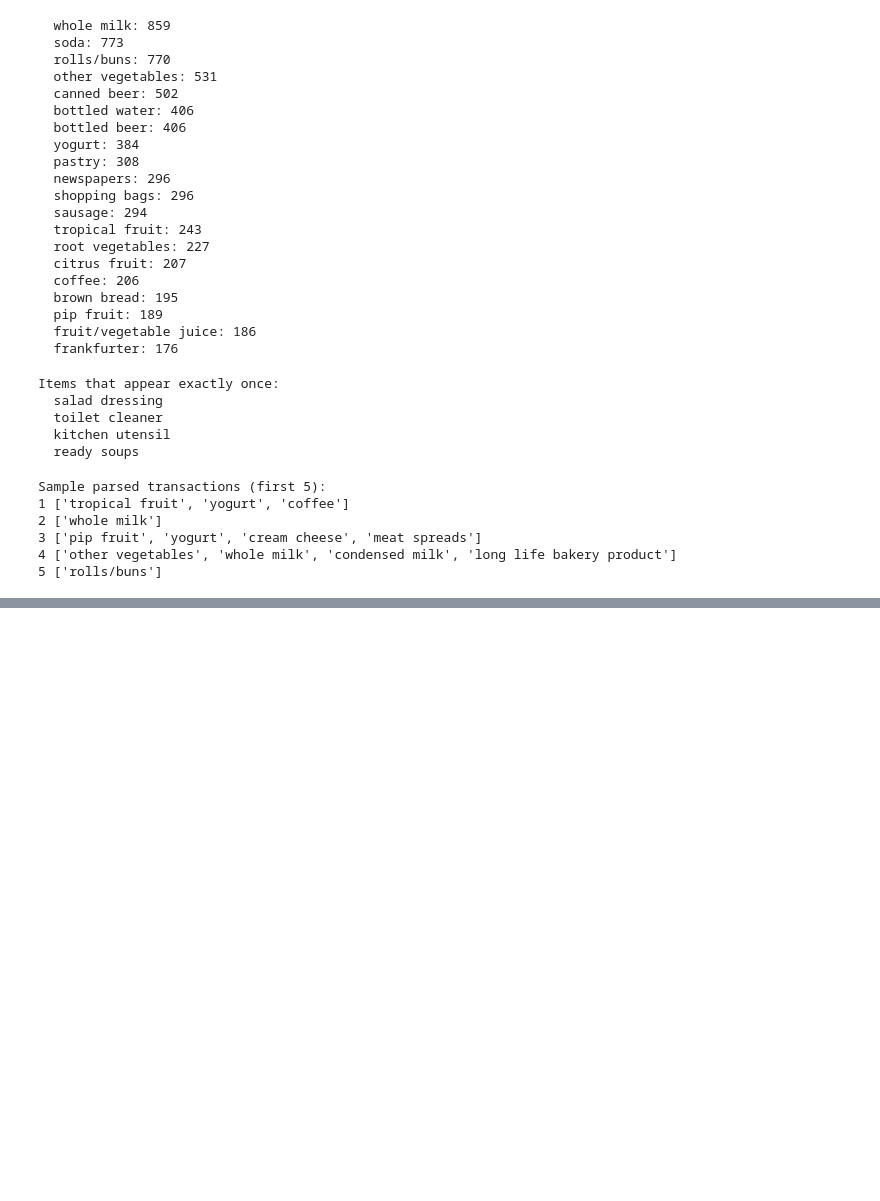
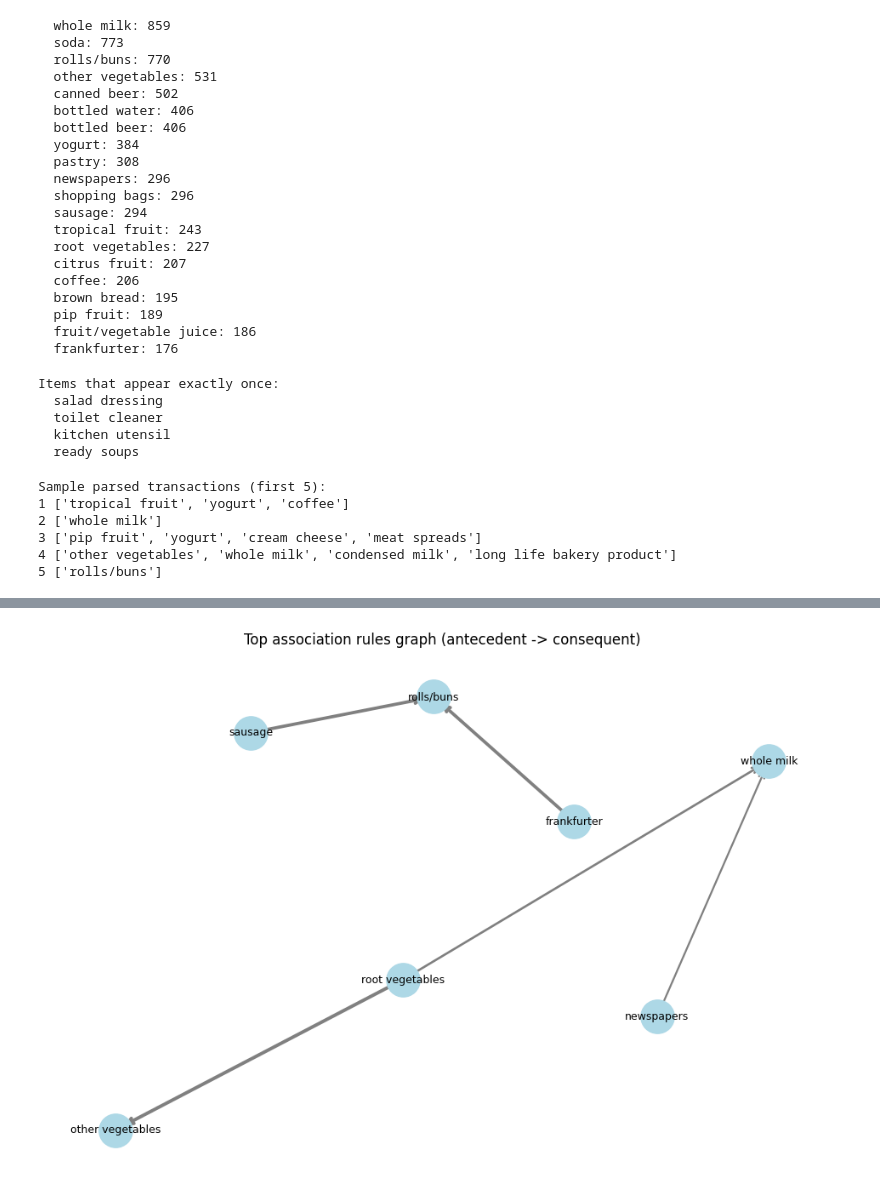
Before and after one commit to iamabdirazak/Groceries-Association-Model, a Jupyter notebook: Groceries.ipynb, the cells around one changed output, grey strips where cells are left out. Drawn from its saved outputs; the diff is of its cells as text; code cells hidden in the pictures; blank space fills up the shorter version.

```diff
--- a/Groceries.ipynb
+++ b/Groceries.ipynb
@@ -140,0 +429,26 @@ Sample parsed transactions (first 5):
+# %%
+# Cell 6: network graph of top rules (attempt networkx; otherwise skip)
+try:
+    import networkx as nx
+    top_k = 30
+    G = nx.DiGraph()
+    selected = rules[:top_k]
+    for r in selected:
+        a = ', '.join(sorted(list(r['antecedent'])))
+        b = ', '.join(sorted(list(r['consequent'])))
+        G.add_node(a)
+        G.add_node(b)
+        G.add_edge(a, b, weight=r['lift'], support=r['support'], confidence=r['confidence'])
+    plt.figure(figsize=(12,8))
+    pos = nx.spring_layout(G, k=1.0)
+    weights = [G[u][v]['weight'] for u,v in G.edges()]
+    nx.draw_networkx_nodes(G, pos, node_size=800, node_color='lightblue')
+    nx.draw_networkx_labels(G, pos, font_size=9)
+    nx.draw_networkx_edges(G, pos, arrowstyle='->', arrowsize=12, width=[(w*1.5) for w in weights], edge_color='gray')
+    plt.title("Top association rules graph (antecedent -> consequent)")
+    plt.axis('off')
+    plt.show()
+except Exception as e:
+    print("networkx visualization skipped (not installed or error).", e)
+# %% [output]
+[figure, added]
```
Also changed, not shown: parts of 30 cells of this notebook, 3 other files.
